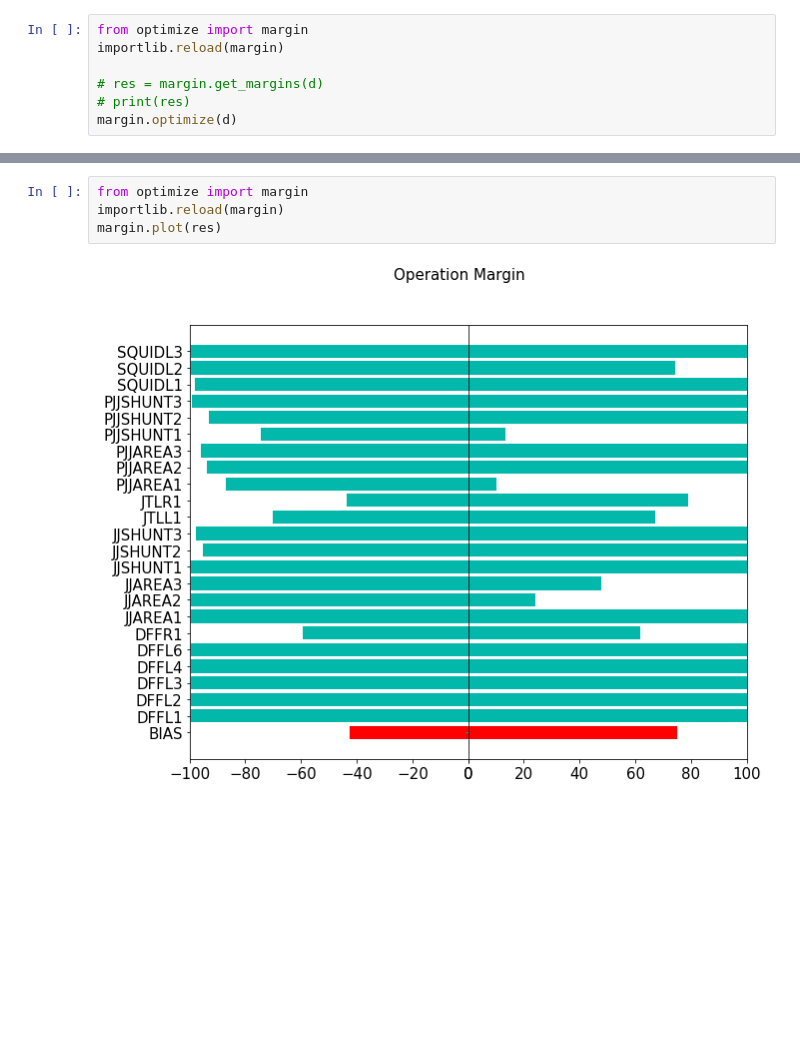
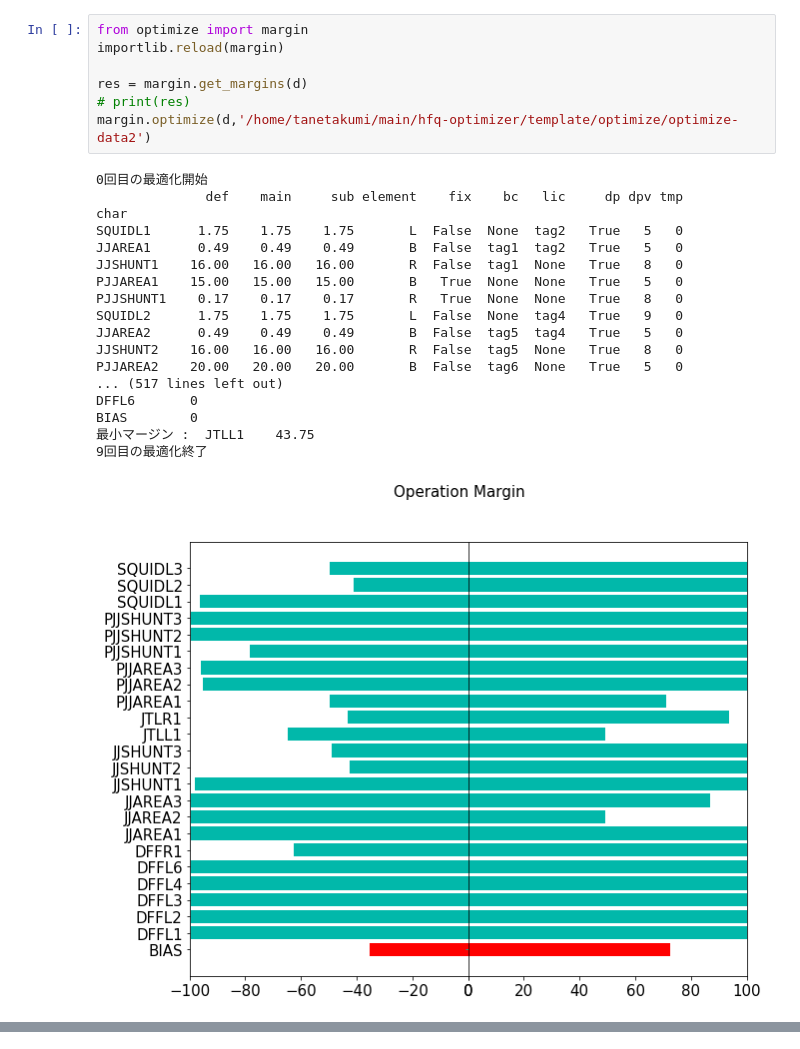
Before and after one commit to tanetakumi/hfq-optimizer, a Jupyter notebook: template/optimize/optimize.ipynb, the cells around one changed output, grey strips where cells are left out. Saved outputs shown, nothing was run; the diff lists cells and outputs as text; blank space fills up the shorter version.

```diff
--- a/template/optimize/optimize.ipynb
+++ b/template/optimize/optimize.ipynb
@@ -174,7 +173,26 @@ default 値でのシュミレーション結果
 # %%
 from optimize import margin
 importlib.reload(margin)
 
-# res = margin.get_margins(d)
+res = margin.get_margins(d)
 # print(res)
-margin.optimize(d)
+margin.optimize(d,'/home/tanetakumi/main/hfq-optimizer/template/optimize/optimize-data2')
+# %% [output]
+0回目の最適化開始
+              def    main     sub element    fix    bc   lic     dp dpv tmp
+char
+SQUIDL1      1.75    1.75    1.75       L  False  None  tag2   True   5   0
+JJAREA1      0.49    0.49    0.49       B  False  tag1  tag2   True   5   0
+JJSHUNT1    16.00   16.00   16.00       R  False  tag1  None   True   8   0
+PJJAREA1    15.00   15.00   15.00       B   True  None  None   True   5   0
+PJJSHUNT1    0.17    0.17    0.17       R   True  None  None   True   8   0
+SQUIDL2      1.75    1.75    1.75       L  False  None  tag4   True   9   0
+JJAREA2      0.49    0.49    0.49       B  False  tag5  tag4   True   5   0
+JJSHUNT2    16.00   16.00   16.00       R  False  tag5  None   True   8   0
+PJJAREA2    20.00   20.00   20.00       B  False  tag6  None   True   5   0
+... (517 lines left out)
+DFFL6       0
+BIAS        0
+最小マージン :  JTLL1    43.75
+9回目の最適化終了
+[figure, added]
@@ -181,6 +207,0 @@ margin.optimize(d)
-# %%
-from optimize import margin
-importlib.reload(margin)
-margin.plot(res)
-# %% [output]
-[figure, removed]
```
Also changed, not shown: parts of 6 cells of this notebook, 3 other files.
